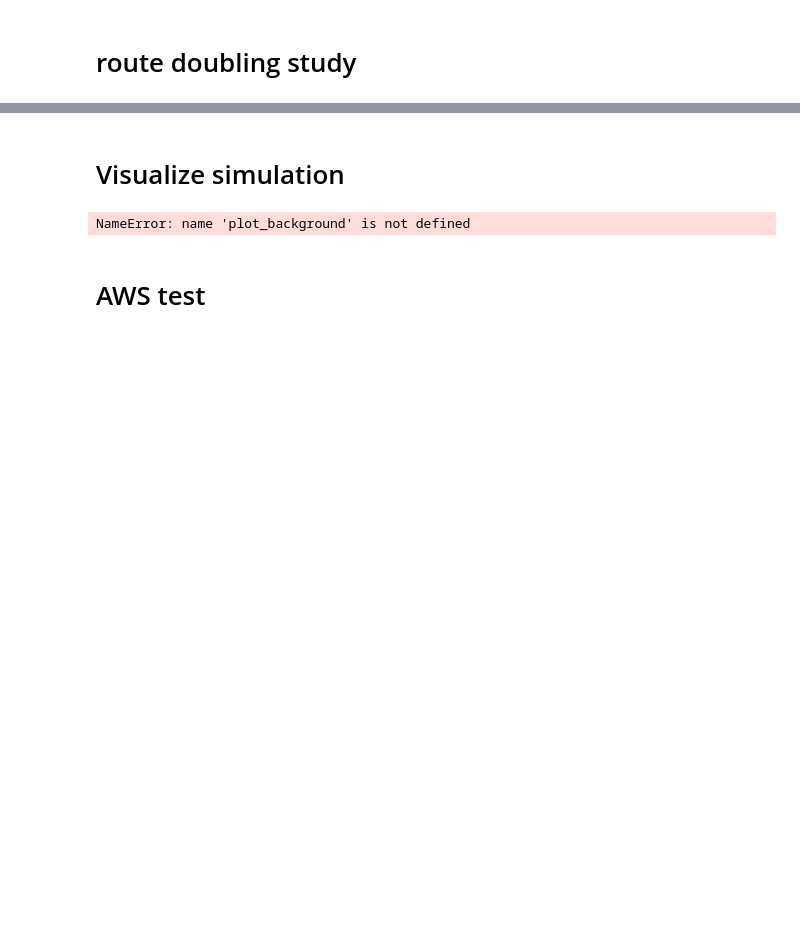
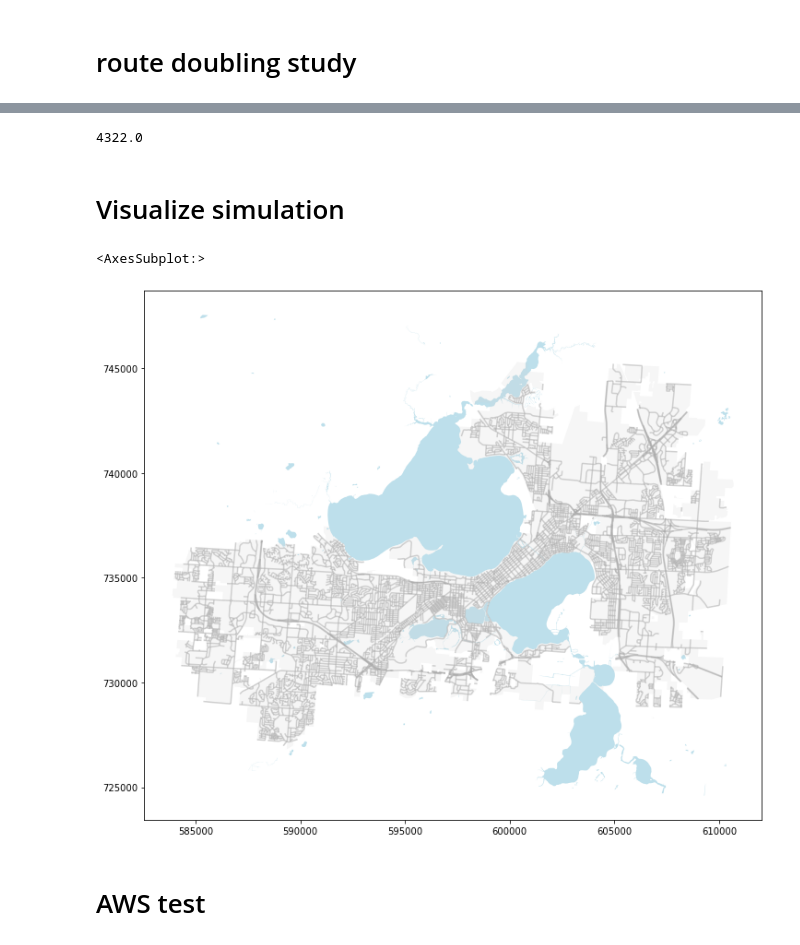
Before and after one commit to wisc-bus/simulator, a Jupyter notebook: notebooks/example.ipynb, the cells around one changed output, grey strips where cells are left out. Drawn from its saved outputs; the diff is of its cells as text; code cells hidden in the pictures; blank space fills up the shorter version.

Commit message:
fix path and folder creation
For windows and linux

```diff
--- a/notebooks/example.ipynb
+++ b/notebooks/example.ipynb
@@ -28,10 +29,10 @@ def get_yelp_api_key():
         return cfg["yelp"]["api_key"]
 
 def plot_background():
-    background_path = "../data/plot/background/"
-    city = gpd.read_file(background_path + "madison-meter-shp")
-    lakes = gpd.read_file(background_path + "water-meter-shp")
-    street = gpd.read_file(background_path + "street-meter-shp")
+    background_path = os.path.join('..', 'data', 'plot', 'background')
+    city = gpd.read_file(os.path.join(background_path, "madison-meter-shp"))
+    lakes = gpd.read_file(os.path.join(background_path, "water-meter-shp"))
+    street = gpd.read_file(os.path.join(background_path, "street-meter-shp"))
     # city = gpd.read_file(background_path + "madison-shp")
     # lakes = gpd.read_file(background_path + "water-shp")
     # street = gpd.read_file(background_path + "street-shp")
@@ -140,16 +231,19 @@ result_gdf["banks"].sum() #7263.0
 # %%
-result = pd.read_csv("./out/result/result80-double.csv")
+result = pd.read_csv(os.path.join('.', 'out', 'result', 'result80-double.csv'))
 result["banks"].sum()
+# %% [output]
+4322.0
 # %% [markdown]
 # Visualize simulation
 # %%
-gtfo = SCanalyzer("../data/mmt_gtfs.zip")
+gtfo = SCanalyzer(os.path.join('..', 'data', 'mmt_gtfs.zip'))
 ax = plot_background()
 gtfo.set_batch_label(f"80-rm")
 example_gdf = gtfo.load_result_map(map_identifier="search-result-0-600!10")
 example_gdf.plot(color="#ffbfba", ax=ax)
 # %% [output]
-NameError: name 'plot_background' is not defined
+<AxesSubplot:>
+[figure, added]
 # %% [markdown]
 # AWS test
 # %%
```
Also changed, not shown: parts of 10 cells of this notebook.
